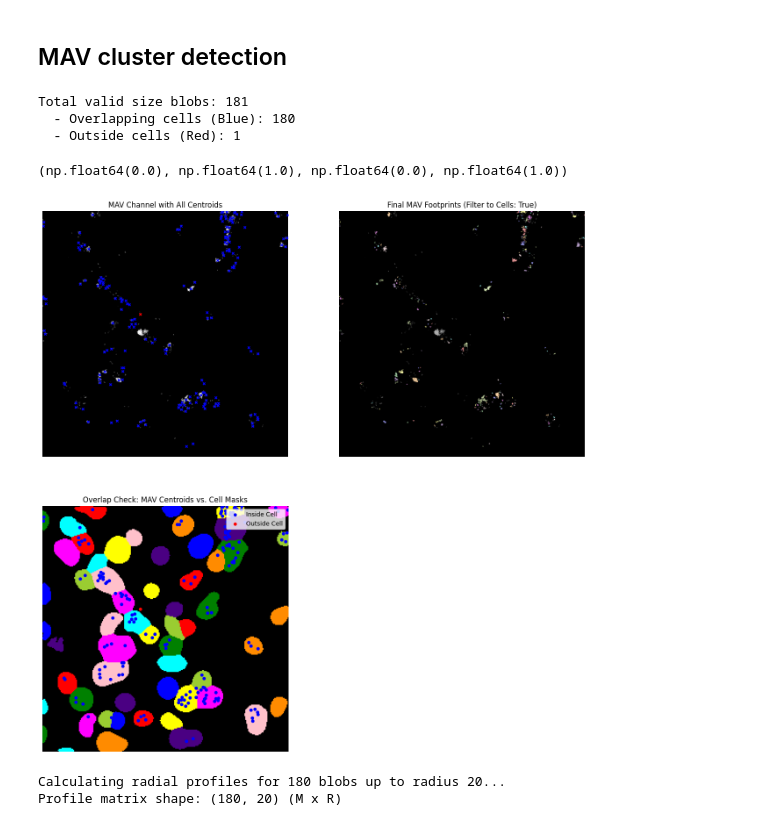
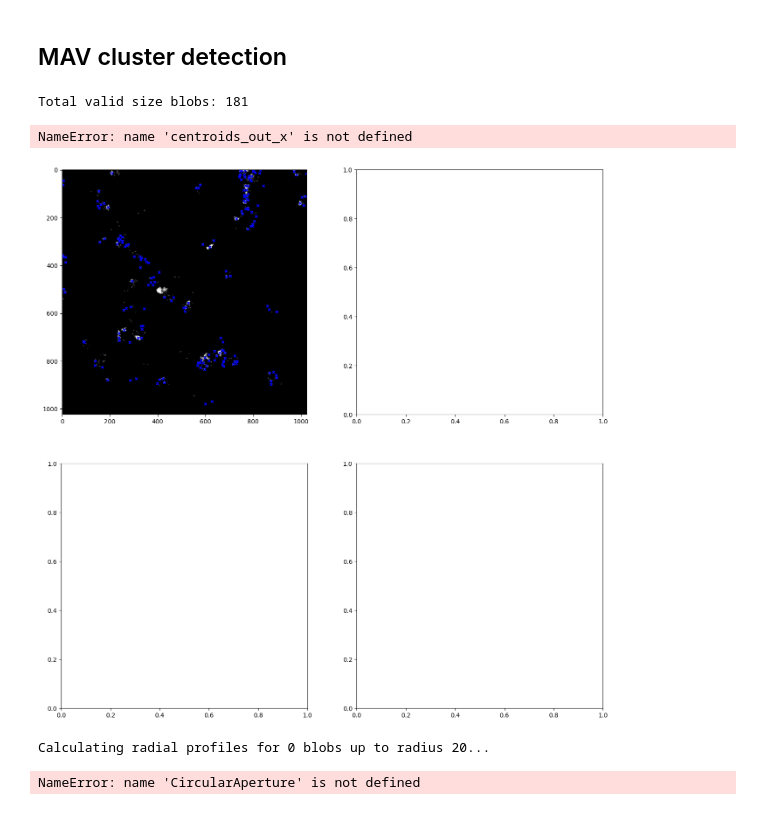
Before and after one commit to ellagiezen/lc3_colocalization, a Jupyter notebook: LC3_MAV.ipynb, the cells around one changed output. Saved outputs shown, nothing was run; the diff lists cells and outputs as text; code cells hidden in the pictures.

```diff
--- a/LC3_MAV.ipynb
+++ b/LC3_MAV.ipynb
@@ -32,7 +30,7 @@ torch version:          2.10.0
 # %% [markdown]
 ## Loading file
 # %%
-directory_path = Path("/Users/twh/Downloads")
+directory_path = Path("C:/Users/ellag/Meijer Lab/Imaging data/THP-1 cells/tif_files/ULK101/Round 1/1uM")
 filename = "ULK101_1 uM_4.tif"
 
 out = directory_path / "Output"
@@ -151,58 +88,31 @@ plt.tight_layout()
 # %%
 min_blob_size = 10  # Minimum area in pixels
 max_blob_size = 500  # Maximum area in pixels
-filter_by_cell_mask = True  # Toggle to completely drop blobs outside cells
 
 thresh_mav = filters.threshold_otsu(channel_mav)
 binary_mav = channel_mav > thresh_mav
 
 labeled_mav = measure.label(binary_mav)
 
-cell_mask_bool = masks > 0
-
-
-overlapping_labels = np.unique(labeled_mav * cell_mask_bool)
-
-overlapping_labels = np.setdiff1d(overlapping_labels, [0])
-
-valid_blobs_mask = np.zeros_like(labeled_mav, dtype=bool)
-
-centroids_in_x, centroids_in_y = [], []
-centroids_out_x, centroids_out_y = [], []
+centroids_x, centroids_y = [], []
 
 for prop in measure.regionprops(labeled_mav):
     if min_blob_size <= prop.area <= max_blob_size:
-        is_overlapping = prop.label in overlapping_labels
         y, x = prop.centroid
 
-        if is_overlapping:
-            centroids_in_y.append(y)
-            centroids_in_x.append(x)
 
-            valid_blobs_mask[labeled_mav == prop.label] = True
-        else:
-            centroids_out_y.append(y)
-            centroids_out_x.append(x)
+        centroids_y.append(y)
+        centroids_x.append(x)
 
-            if not filter_by_cell_mask:
-                valid_blobs_mask[labeled_mav == prop.label] = True
-
-filtered_labeled_mav = measure.label(valid_blobs_mask)
-
-print(f"Total valid size blobs: {len(centroids_in_x) + len(centroids_out_x)}")
-print(f"  - Overlapping cells (Blue): {len(centroids_in_x)}")
-print(f"  - Outside cells (Red): {len(centroids_out_x)}")
+print(f"Total valid size blobs: {len(centroids_x)}")
 # %% [output]
 Total valid size blobs: 181
-  - Overlapping cells (Blue): 180
-  - Outside cells (Red): 1
 # %%
 fig, axs = plt.subplots(2, 2, figsize=(16, 16))
 
 # Plot 1: Original MAV with all valid centroids
 axs[0, 0].imshow(channel_mav, cmap="gray")
-axs[0, 0].scatter(centroids_in_x, centroids_in_y, color="blue", s=15, marker="x")
-axs[0, 0].scatter(centroids_out_x, centroids_out_y, color="red", s=15, marker="x")
+axs[0, 0].scatter(centroids_x, centroids_y, color="blue", s=15, marker="x")
 axs[0, 0].set_title("MAV Channel with All Centroids")
 axs[0, 0].axis("off")
 
@@ -210,42 +120,42 @@ axs[0, 0].axis("off")
 # This shows exactly what is moving forward to the next step
 overlay_mav = color.label2rgb(
     filtered_labeled_mav, image=channel_mav, bg_label=0, alpha=0.3
 )
 axs[0, 1].imshow(overlay_mav)
 axs[0, 1].set_title(f"Final MAV Footprints (Filter to Cells: {filter_by_cell_mask})")
 axs[0, 1].axis("off")
 
 # Plot 3: Cell Boundaries and Red/Blue Overlap Check
 # Display the brightfield image for context
 bf_display = exposure.equalize_adapthist(channel_brightfield, clip_limit=0.03)
 axs[1, 0].imshow(bf_display, cmap="gray")
 
 # Overlay the cell masks faintly
 cell_overlay = color.label2rgb(masks, bg_label=0, alpha=0.2)
 axs[1, 0].imshow(cell_overlay)
 
 # Plot the categorized centroids
 axs[1, 0].scatter(
-    centroids_in_x, centroids_in_y, color="blue", s=20, label="Inside Cell"
+    centroids_x, centroids_y, color="blue", s=20, label="Inside Cell"
 )
 axs[1, 0].scatter(
     centroids_out_x, centroids_out_y, color="red", s=20, label="Outside Cell"
 )
 axs[1, 0].set_title("Overlap Check: MAV Centroids vs. Cell Masks")
 axs[1, 0].legend(loc="upper right")
 axs[1, 0].axis("off")
 
 # Plot 4: Turn off the unused quadrant
 axs[1, 1].axis("off")
 # %% [output]
-(np.float64(0.0), np.float64(1.0), np.float64(0.0), np.float64(1.0))
+NameError: name 'centroids_out_x' is not defined
-[figure, old version]
+[figure, new version]
 # %%
 R_max = 20  # Maximum radius to profile (in pixels)
 step_size = 1  # Width of each annulus
 
-x_coords = np.array(centroids_in_x)
-y_coords = np.array(centroids_in_y)
+x_coords = np.array(centroids_x)
+y_coords = np.array(centroids_y)
 
 pad_w = int(np.ceil(R_max))
 
@@ -289,8 +199,8 @@ for i, r in enumerate(radii):
 
 print(f"Profile matrix shape: {profile_matrix.shape} (M x R)")
 # %% [output]
-Calculating radial profiles for 180 blobs up to radius 20...
-Profile matrix shape: (180, 20) (M x R)
+Calculating radial profiles for 0 blobs up to radius 20...
+NameError: name 'CircularAperture' is not defined
 # %%
 fig, axs = plt.subplots(1, 2, figsize=(16, 6))
 
```
Also changed, not shown: parts of 8 cells of this notebook.
